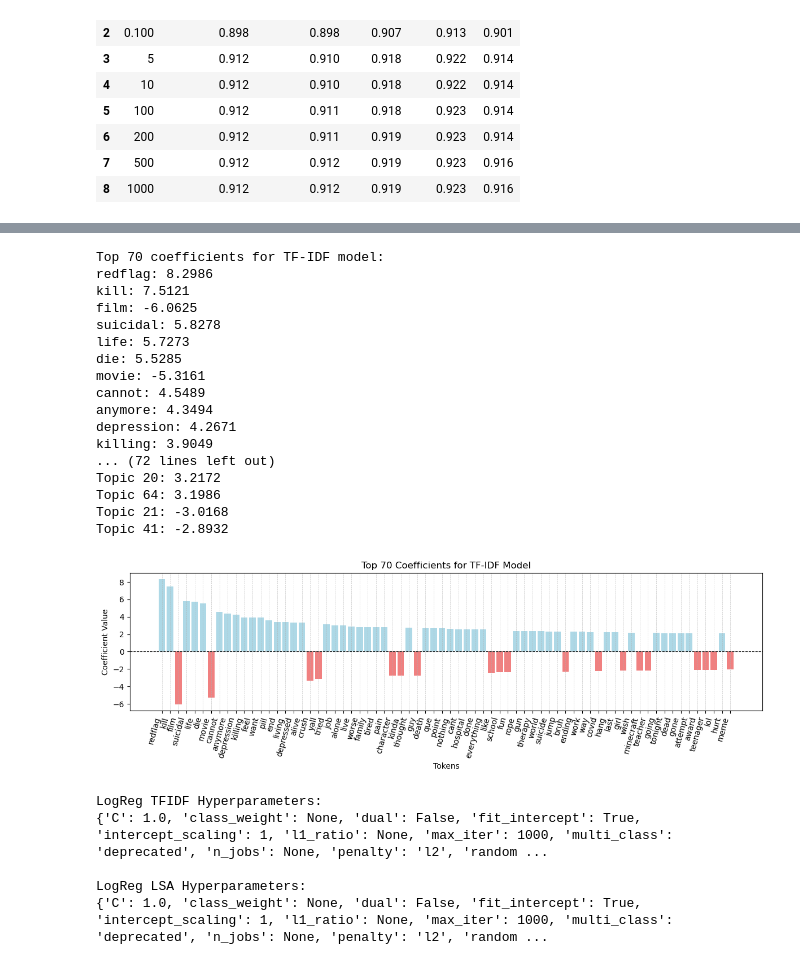
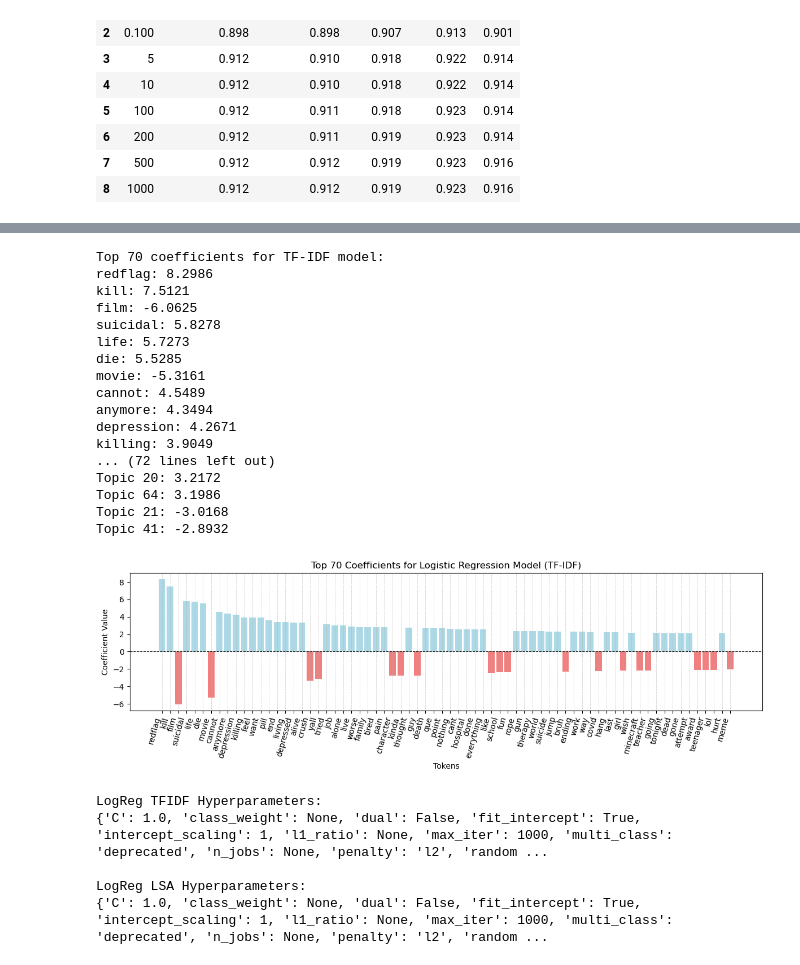
Before and after one commit to yuk068/mental-health-corpus, a Jupyter notebook: K_log_reg.ipynb, the cells around one changed output, grey strips where cells are left out. Drawn from its saved outputs; the diff is of its cells as text; code cells hidden in the pictures.

```diff
--- a/K_log_reg.ipynb
+++ b/K_log_reg.ipynb
@@ -342,35 +342,35 @@ terms, coefs = zip(*top_k_tfidf_terms)
 colors = ['lightcoral' if coef < 0 else 'lightblue' for coef in coefs]
 
 # Plot the bar chart
 plt.figure(figsize=(12, 4))
 plt.bar(terms, coefs, color=colors)
 plt.axhline(0, color='black', linewidth=0.8, linestyle='--')
 plt.xticks(rotation=75, ha='right')
-plt.title(f"Top {k} Coefficients for TF-IDF Model")
+plt.title(f"Top {k} Coefficients for Logistic Regression Model (TF-IDF)")
 plt.xlabel("Tokens")
 plt.ylabel("Coefficient Value")
 plt.grid(axis='x', linestyle='--', linewidth=0.5, alpha=0.7)  # Adding gridlines
 plt.tight_layout()
 plt.show()
 # %% [output]
 Top 70 coefficients for TF-IDF model:
 redflag: 8.2986
 kill: 7.5121
 film: -6.0625
 suicidal: 5.8278
 life: 5.7273
 die: 5.5285
 movie: -5.3161
 cannot: 4.5489
 anymore: 4.3494
 depression: 4.2671
 killing: 3.9049
 ... (72 lines left out)
 Topic 20: 3.2172
 Topic 64: 3.1986
 Topic 21: -3.0168
 Topic 41: -2.8932
-[figure, old version]
+[figure, new version]
 # %%
 print("LogReg TFIDF Hyperparameters:")
 print(log_reg_tfidf.get_params())
```
Also changed, not shown: parts of 1 cell of this notebook, 2 other files.
